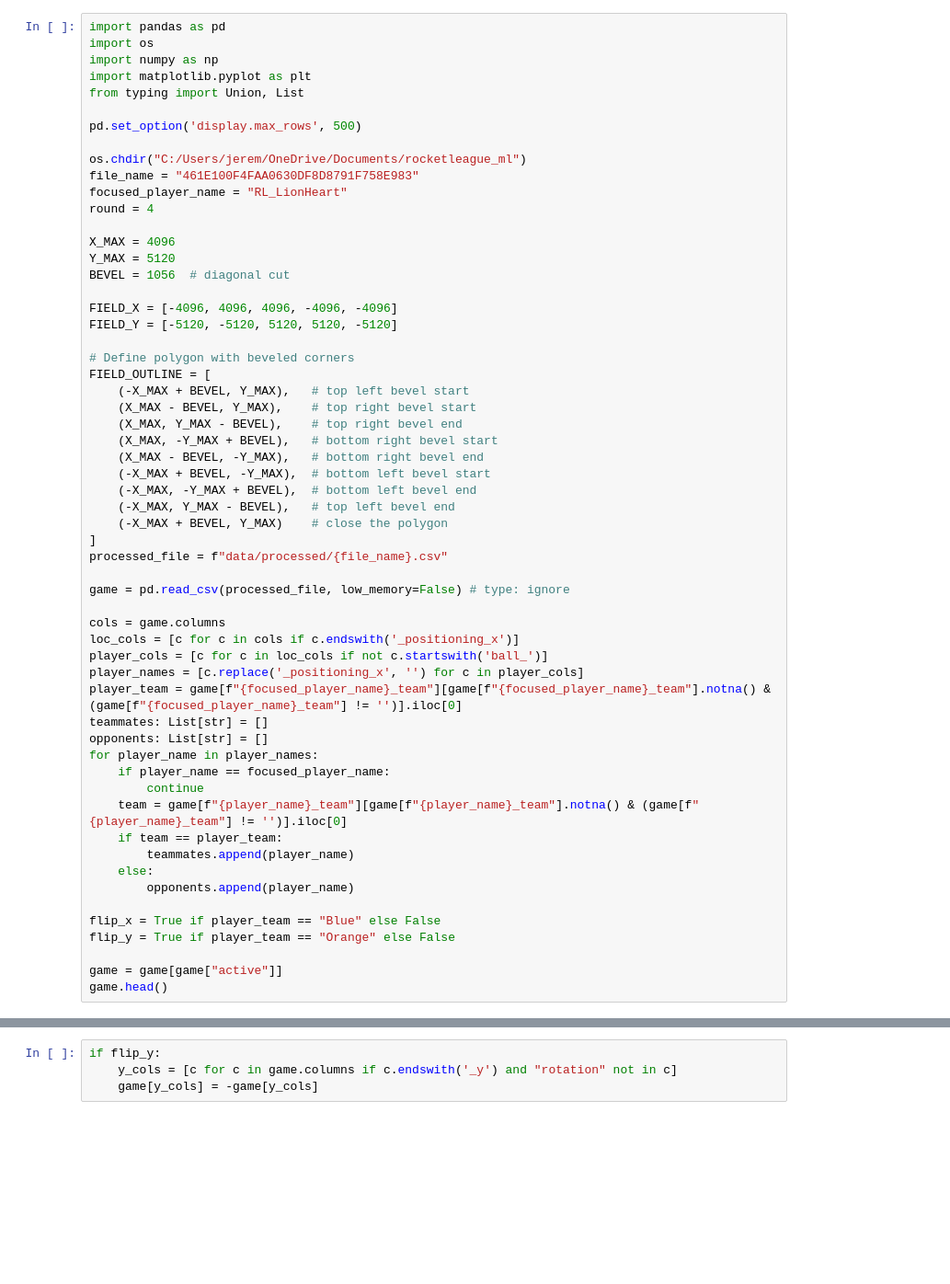
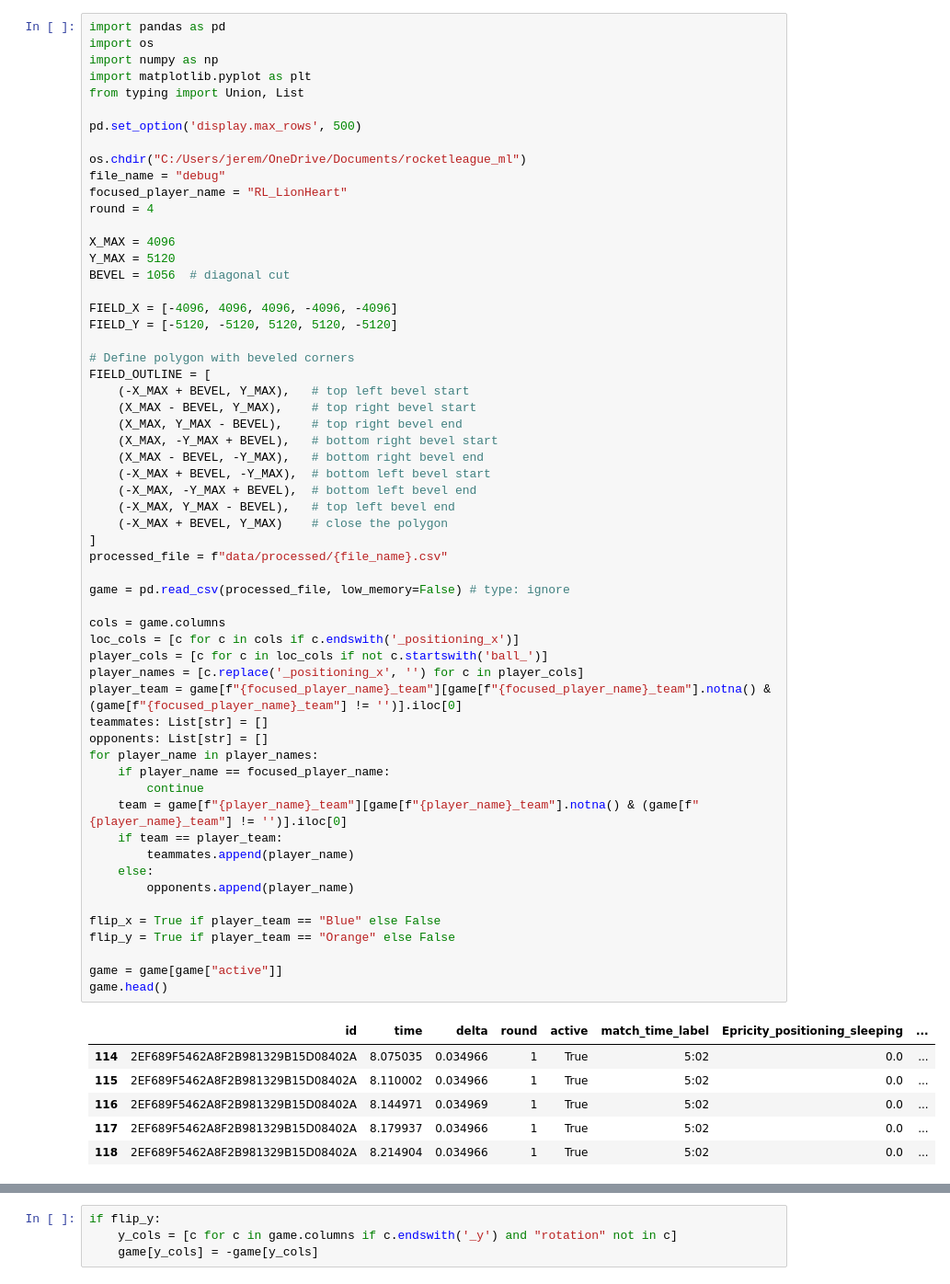
Before and after one commit to jeremyrobertford/rocketleague_ml, a Jupyter notebook: notebooks/eda.ipynb, the cells around one changed output, grey strips where cells are left out. Shown at 92% size. Drawn from its saved outputs; the diff is of its cells as text; blank space fills up the shorter version.

```diff
--- a/notebooks/eda.ipynb
+++ b/notebooks/eda.ipynb
@@ -8,7 +8,7 @@ from typing import Union, List
 pd.set_option('display.max_rows', 500)
 
 os.chdir("C:/Users/jerem/OneDrive/Documents/rocketleague_ml")
-file_name = "461E100F4FAA0630DF8D8791F758E983"
+file_name = "debug"
 focused_player_name = "RL_LionHeart"
 round = 4
 
@@ -29,30 +29,37 @@ FIELD_OUTLINE = [
     (-X_MAX + BEVEL, -Y_MAX),  # bottom left bevel start
     (-X_MAX, -Y_MAX + BEVEL),  # bottom left bevel end
     (-X_MAX, Y_MAX - BEVEL),   # top left bevel end
     (-X_MAX + BEVEL, Y_MAX)    # close the polygon
 ]
 processed_file = f"data/processed/{file_name}.csv"
 
 game = pd.read_csv(processed_file, low_memory=False) # type: ignore
 
 cols = game.columns
 loc_cols = [c for c in cols if c.endswith('_positioning_x')]
 player_cols = [c for c in loc_cols if not c.startswith('ball_')]
 player_names = [c.replace('_positioning_x', '') for c in player_cols]
 player_team = game[f"{focused_player_name}_team"][game[f"{focused_player_name}_team"].notna() & (game[f"{focused_player_name}_team"] != '')].iloc[0]
 teammates: List[str] = []
 opponents: List[str] = []
 for player_name in player_names:
     if player_name == focused_player_name:
         continue
     team = game[f"{player_name}_team"][game[f"{player_name}_team"].notna() & (game[f"{player_name}_team"] != '')].iloc[0]
     if team == player_team:
         teammates.append(player_name)
     else:
         opponents.append(player_name)
 
 flip_x = True if player_team == "Blue" else False
 flip_y = True if player_team == "Orange" else False
 
 game = game[game["active"]]
 game.head()
+# %% [output]
+|  | id | time | delta | round | active | match_time_label | Epricity_positioning_sleeping | ... |
+| 114 | 2EF689F5462A8F2B981329B15D08402A | 8.075035 | 0.034966 | 1 | True | 5:02 | 0.0 | ... |
+| 115 | 2EF689F5462A8F2B981329B15D08402A | 8.110002 | 0.034966 | 1 | True | 5:02 | 0.0 | ... |
+| 116 | 2EF689F5462A8F2B981329B15D08402A | 8.144971 | 0.034969 | 1 | True | 5:02 | 0.0 | ... |
+| 117 | 2EF689F5462A8F2B981329B15D08402A | 8.179937 | 0.034966 | 1 | True | 5:02 | 0.0 | ... |
+| 118 | 2EF689F5462A8F2B981329B15D08402A | 8.214904 | 0.034966 | 1 | True | 5:02 | 0.0 | ... |
```
Also changed, not shown: parts of 3 cells of this notebook, 4 other files.
